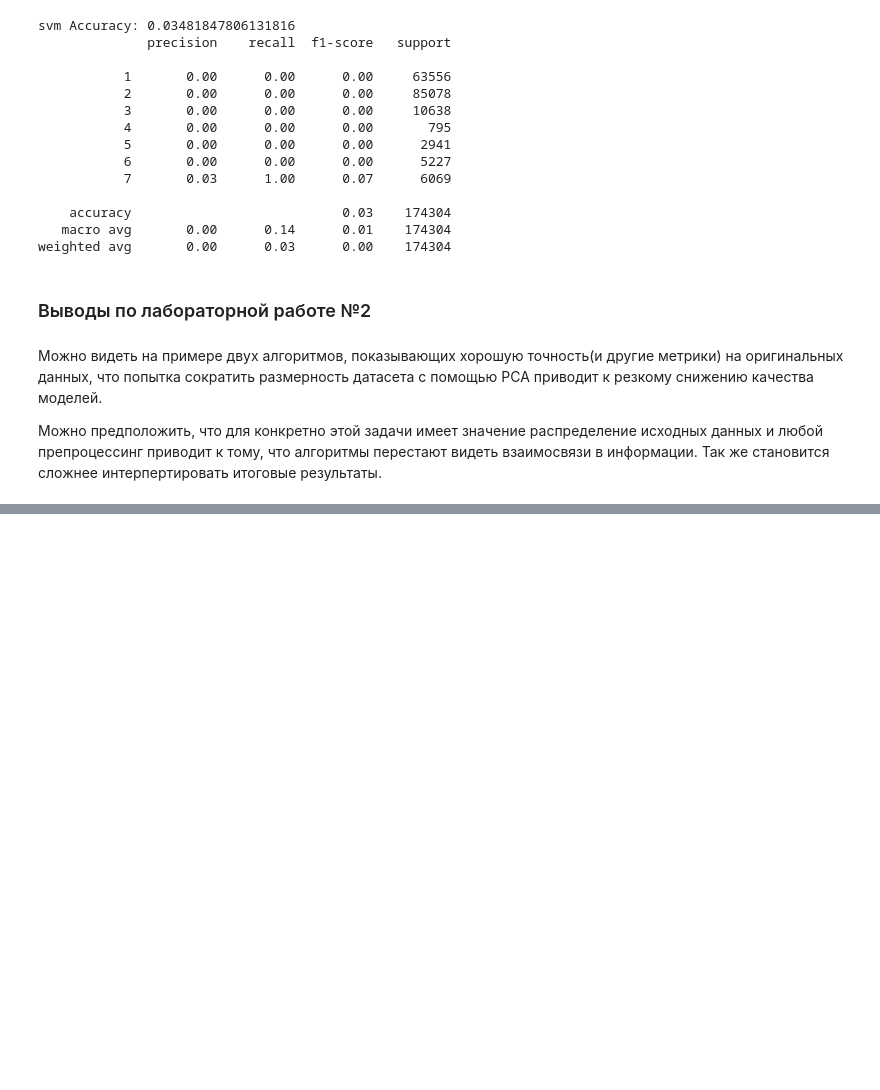
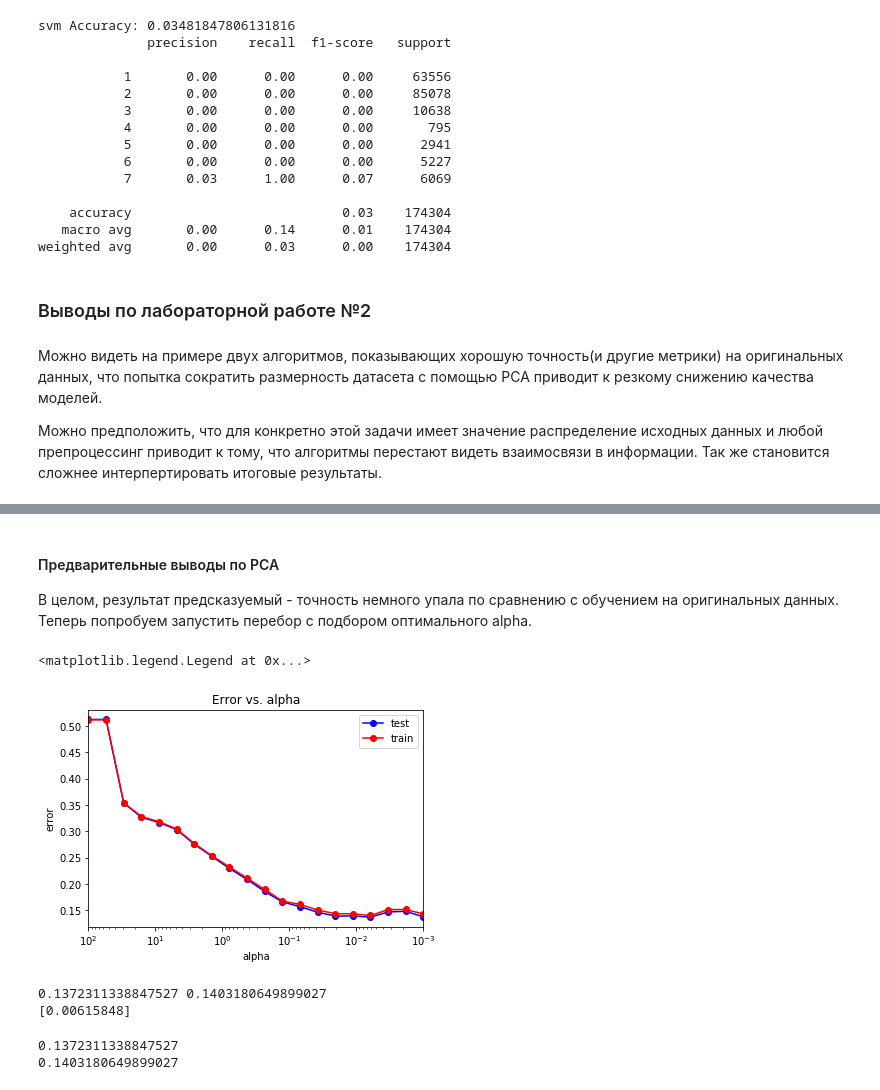
Before and after one commit to 0just0/ml_course, a Jupyter notebook: covtype_anaysis.ipynb, the cells around one changed output, grey strips where cells are left out. Cells and saved outputs as stored; diff of their text form; code cells hidden in the pictures; blank space fills up the shorter version.

```diff
--- a/covtype_anaysis.ipynb
+++ b/covtype_anaysis.ipynb
@@ -857,0 +950,2 @@ weighted avg       0.00      0.03      0.00    174304
+# %%
+alpha_opt = alpha_opt[0]
@@ -857,0 +1000,9 @@ weighted avg       0.00      0.03      0.00    174304
+# %%
+pca = PCA(n_components = 35)
+pca.fit(X_train)
+X_train_pca_35 = pca.transform(X_train)
+print("original shape:   ", X_train.shape)
+print("transformed shape:", X_train_pca_35.shape)
+X_test_pca_35 = pca.transform(X_test)
+print("original shape:   ", X_test.shape)
+print("transformed shape:", X_test_pca_35.shape)
@@ -857,0 +1016,9 @@ weighted avg       0.00      0.03      0.00    174304
+# %%
+mlp_model = MLPClassifier(alpha = alpha_opt, hidden_layer_sizes = hidden_layer_sizes,
+                              solver=solver, max_iter=300, early_stopping=True, activation = 'relu', random_state = 42)
+mlp_model.fit(X_train_pca_35, y_train)
+
+y_train_pred = mlp_model.predict(X_train_pca_35)
+y_test_pred = mlp_model.predict(X_test_pca_35)
+print(np.mean(y_train != y_train_pred))
+print(np.mean(y_test != y_test_pred))
@@ -857,0 +1052,51 @@ weighted avg       0.00      0.03      0.00    174304
+# %% [markdown]
+#### Предварительные выводы по PCA
+
+В целом, результат предсказуемый - точность немного упала по сравнению с обучением на оригинальных данных.
+Теперь попробуем запустить перебор с подбором оптимального alpha.
+# %%
+test_err_pca = []
+train_err_pca = []
+for alpha in tqdm(alphas):
+    mlp_model = MLPClassifier(alpha = alpha, hidden_layer_sizes = hidden_layer_sizes,
+                              solver=solver, max_iter=100, early_stopping=True, activation = 'relu', random_state = 42)
+    mlp_model.fit(X_train_pca_35, y_train)
+
+    y_train_pred = mlp_model.predict(X_train_pca_35)
+    y_test_pred = mlp_model.predict(X_test_pca_35)
+    train_err_pca.append(np.mean(y_train != y_train_pred))
+    test_err_pca.append(np.mean(y_test != y_test_pred))
+# %%
+plt.semilogx(alphas, train_err_pca, 'b-o', label = 'test')
+plt.semilogx(alphas, test_err_pca, 'r-o', label = 'train')
+plt.xlim([np.max(alphas), np.min(alphas)])
+plt.title('Error vs. alpha')
+plt.xlabel('alpha')
+plt.ylabel('error')
+plt.legend()
+# %% [output]
+<matplotlib.legend.Legend at 0x...>
+[figure, added]
+# %%
+min_train_err = np.min(train_err_pca)
+min_test_err = np.min(test_err_pca)
+print(min_train_err, min_test_err)
+
+alpha_opt_pca = alphas[test_err_pca == min_test_err]
+print(alpha_opt_pca)
+alpha_opt_pca = alpha_opt_pca[0]
+# %% [output]
+0.1372311338847527 0.1403180649899027
+[0.00615848]
+# %%
+mlp_model = MLPClassifier(alpha = alpha_opt_pca, hidden_layer_sizes = hidden_layer_sizes,
+                              solver=solver, max_iter=300, early_stopping=True, activation = 'relu', random_state = 42)
+mlp_model.fit(X_train_pca_35, y_train)
+
+y_train_pred = mlp_model.predict(X_train_pca_35)
+y_test_pred = mlp_model.predict(X_test_pca_35)
+print(np.mean(y_train != y_train_pred))
+print(np.mean(y_test != y_test_pred))
+# %% [output]
+0.1372311338847527
+0.1403180649899027
```
Also changed, not shown: parts of 33 cells of this notebook.
